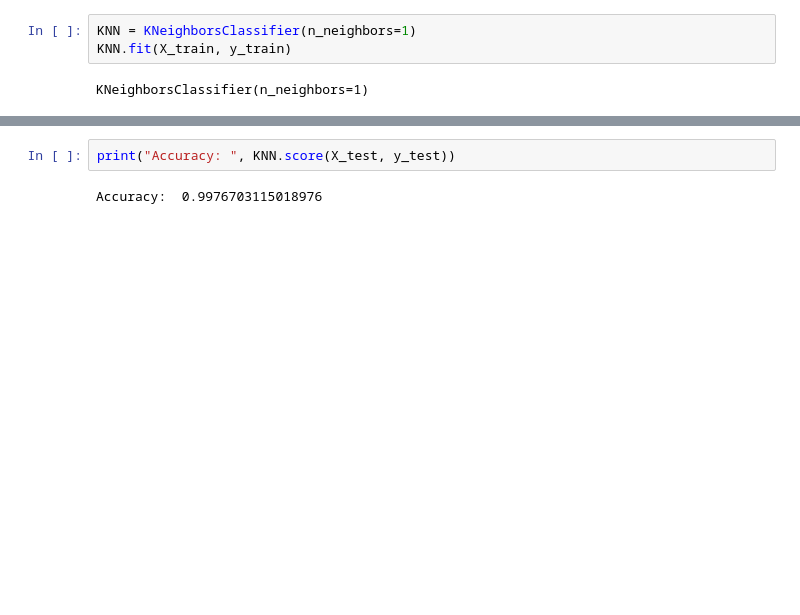
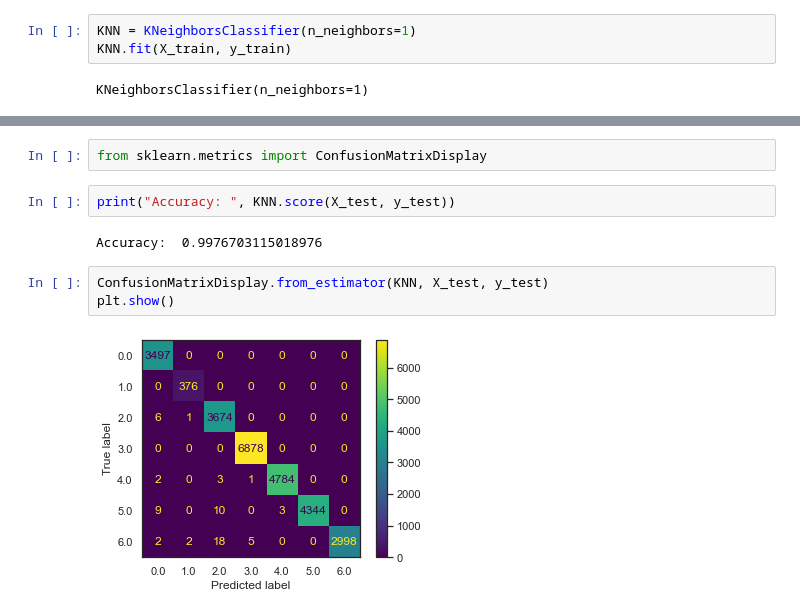
Before and after one commit to Denloob/animi-motus-ai, a Jupyter notebook: animi_motus.ipynb, the cells around one changed output, grey strips where cells are left out. Cells and saved outputs as stored; diff of their text form; blank space fills up the shorter version.

```diff
--- a/animi_motus.ipynb
+++ b/animi_motus.ipynb
@@ -316,4 +376,11 @@ y_test = train_df['emotion'].values
+# %%
+from sklearn.metrics import ConfusionMatrixDisplay
 # %%
 print("Accuracy: ", KNN.score(X_test, y_test))
 # %% [output]
 Accuracy:  0.9976703115018976
+# %%
+ConfusionMatrixDisplay.from_estimator(KNN, X_test, y_test)
+plt.show()
+# %% [output]
+[figure, added]
```
Also changed, not shown: parts of 15 cells of this notebook.
